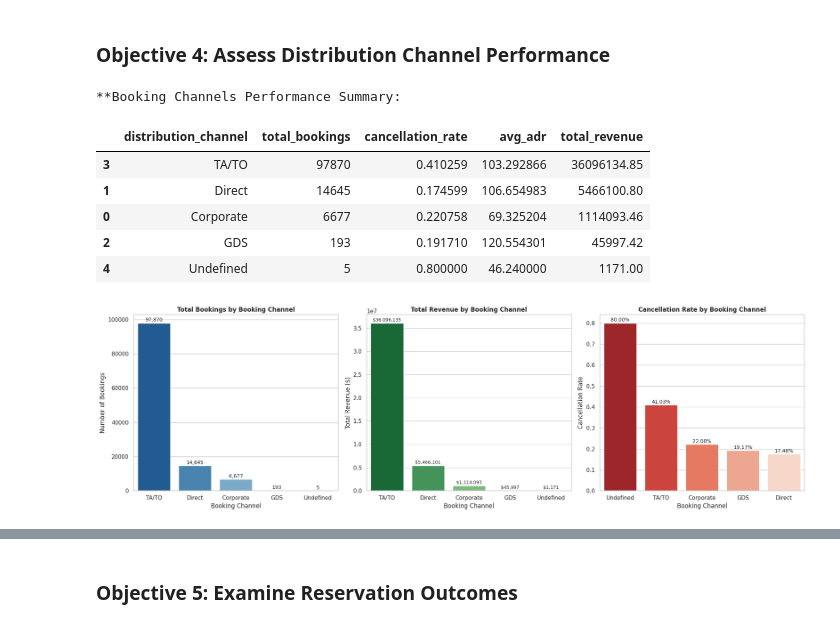
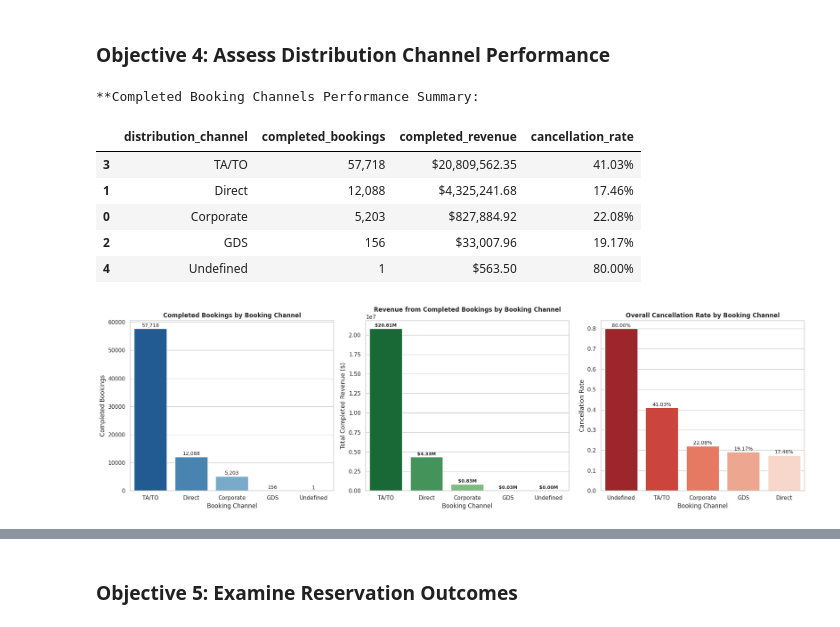
Before and after one commit to anniechooimh/Hospitality-Analytics, a Jupyter notebook: Capstone_Hospitality Analysis.ipynb, the cells around one changed output, grey strips where cells are left out. Cells and saved outputs as stored; diff of their text form; code cells hidden in the pictures.

```diff
--- a/Capstone_Hospitality Analysis.ipynb
+++ b/Capstone_Hospitality Analysis.ipynb
@@ -553,56 +616,73 @@ Observations:
 # %% [markdown]
 ### Objective 4: Assess Distribution Channel Performance
 # %%
-# Calculate metrics per Distribution Channel (Booking Channel)
-channel_perf = merged_booking.groupby('distribution_channel').agg(
-    total_bookings=('Booking_ID', 'count'),
-    cancellation_rate=('is_canceled', 'mean'),
-    avg_adr=('adr', 'mean'),
-    total_revenue=('total_price', 'sum')
+import matplotlib.pyplot as plt
+import seaborn as sns
+import pandas as pd
+import numpy as np
+
+# Filter to completed (non-canceled) bookings only for volume and revenue
+completed_bookings_only = merged_booking[~merged_booking['is_canceled']]
+
+# Calculate metrics per Distribution Channel using appropriate booking filters
+channel_perf_completed = completed_bookings_only.groupby('distribution_channel').agg(
+    completed_bookings=('Booking_ID', 'count'),
+    completed_revenue=('total_price', 'sum')
 ).reset_index()
 
-# Sort by total revenue to identify the most lucrative channels
-channel_perf = channel_perf.sort_values(by='total_revenue', ascending=False)
+# Also calculate overall cancellation rates per channel for the third plot
+channel_cancel_rates = merged_booking.groupby('distribution_channel').agg(
+    cancellation_rate=('is_canceled', 'mean')
+).reset_index()
 
-print("**Booking Channels Performance Summary:")
-display(channel_perf)
+# Merge metrics for unified visualization
+channel_perf = channel_perf_completed.merge(channel_cancel_rates, on='distribution_channel', how='left')
+channel_perf = channel_perf.sort_values(by='completed_revenue', ascending=False)
+
+print("**Completed Booking Channels Performance Summary:")
+display(channel_perf.style.format({
+    'completed_bookings': '{:,.0f}',
+    'completed_revenue': '${:,.2f}',
+    'cancellation_rate': '{:.2%}'
+}))
 
 # Set plotting style
 sns.set_theme(style="whitegrid")
 fig, axes = plt.subplots(1, 3, figsize=(20, 6))
 
-# 1. Total Bookings by Channel
-ax1 = sns.barplot(x='distribution_channel', y='total_bookings', data=channel_perf, ax=axes[0], palette='Blues_r', hue='distribution_channel', legend=False)
+# 1. Total Completed Bookings by Channel
+ax1 = sns.barplot(x='distribution_channel', y='completed_bookings', data=channel_perf, ax=axes[0], palette='Blues_r', hue='distribution_channel', legend=False)
 for p in ax1.patches:
     ax1.annotate(f"{p.get_height():,.0f}", (p.get_x() + p.get_width() / 2., p.get_height()), ha='center', va='center', xytext=(0, 6), textcoords='offset points', fontsize=10)
-axes[0].set_title('Total Bookings by Booking Channel', fontsize=12, fontweight='bold')
-axes[0].set_ylabel('Number of Bookings')
+axes[0].set_title('Completed Bookings by Booking Channel', fontsize=12, fontweight='bold')
+axes[0].set_ylabel('Completed Bookings')
 axes[0].set_xlabel('Booking Channel')
 
-# 2. Total Revenue by Channel
-ax2 = sns.barplot(x='distribution_channel', y='total_revenue', data=channel_perf, ax=axes[1], palette='Greens_r', hue='distribution_channel', legend=False)
+# 2. Total Completed Revenue by Channel
+ax2 = sns.barplot(x='distribution_channel', y='completed_revenue', data=channel_perf, ax=axes[1], palette='Greens_r', hue='distribution_channel', legend=False)
 for p in ax2.patches:
-    ax2.annotate(f"${p.get_height():,.0f}", (p.get_x() + p.get_width() / 2., p.get_height()), ha='center', va='center', xytext=(0, 6), textcoords='offset points', fontsize=9)
-axes[1].set_title('Total Revenue by Booking Channel', fontsize=12, fontweight='bold')
-axes[1].set_ylabel('Total Revenue ($)')
+    height = p.get_height()
+    ax2.annotate(f"${height/1e6:.2f}M", (p.get_x() + p.get_width() / 2., height), ha='center', va='center', xytext=(0, 6), textcoords='offset points', fontsize=9, fontweight='bold')
+axes[1].set_title('Revenue from Completed Bookings by Booking Channel', fontsize=12, fontweight='bold')
+axes[1].set_ylabel('Total Completed Revenue ($)')
 axes[1].set_xlabel('Booking Channel')
 
 # 3. Cancellation Rate by Channel
 ax3 = sns.barplot(x='distribution_channel', y='cancellation_rate', data=channel_perf.sort_values('cancellation_rate', ascending=False), ax=axes[2], palette='Reds_r', hue='distribution_channel', legend=False)
 for p in ax3.patches:
     ax3.annotate(f"{p.get_height():.2%}", (p.get_x() + p.get_width() / 2., p.get_height()), ha='center', va='center', xytext=(0, 6), textcoords='offset points', fontsize=10)
-axes[2].set_title('Cancellation Rate by Booking Channel', fontsize=12, fontweight='bold')
+axes[2].set_title('Overall Cancellation Rate by Booking Channel', fontsize=12, fontweight='bold')
 axes[2].set_ylabel('Cancellation Rate')
 axes[2].set_xlabel('Booking Channel')
 
 plt.tight_layout()
 plt.show()
 # %% [output]
-**Booking Channels Performance Summary:
+**Completed Booking Channels Performance Summary:
-|  | distribution_channel | total_bookings | cancellation_rate | avg_adr | total_revenue |
-| 3 | TA/TO | 97870 | 0.410259 | 103.292866 | 36096134.85 |
-| 1 | Direct | 14645 | 0.174599 | 106.654983 | 5466100.80 |
-| 0 | Corporate | 6677 | 0.220758 | 69.325204 | 1114093.46 |
-| 2 | GDS | 193 | 0.191710 | 120.554301 | 45997.42 |
-| 4 | Undefined | 5 | 0.800000 | 46.240000 | 1171.00 |
+|  | distribution_channel | completed_bookings | completed_revenue | cancellation_rate |
+| 3 | TA/TO | 57,718 | $20,809,562.35 | 41.03% |
+| 1 | Direct | 12,088 | $4,325,241.68 | 17.46% |
+| 0 | Corporate | 5,203 | $827,884.92 | 22.08% |
+| 2 | GDS | 156 | $33,007.96 | 19.17% |
+| 4 | Undefined | 1 | $563.50 | 80.00% |
-[figure, old version]
+[figure, new version]
```
Also changed, not shown: parts of 12 cells of this notebook.
